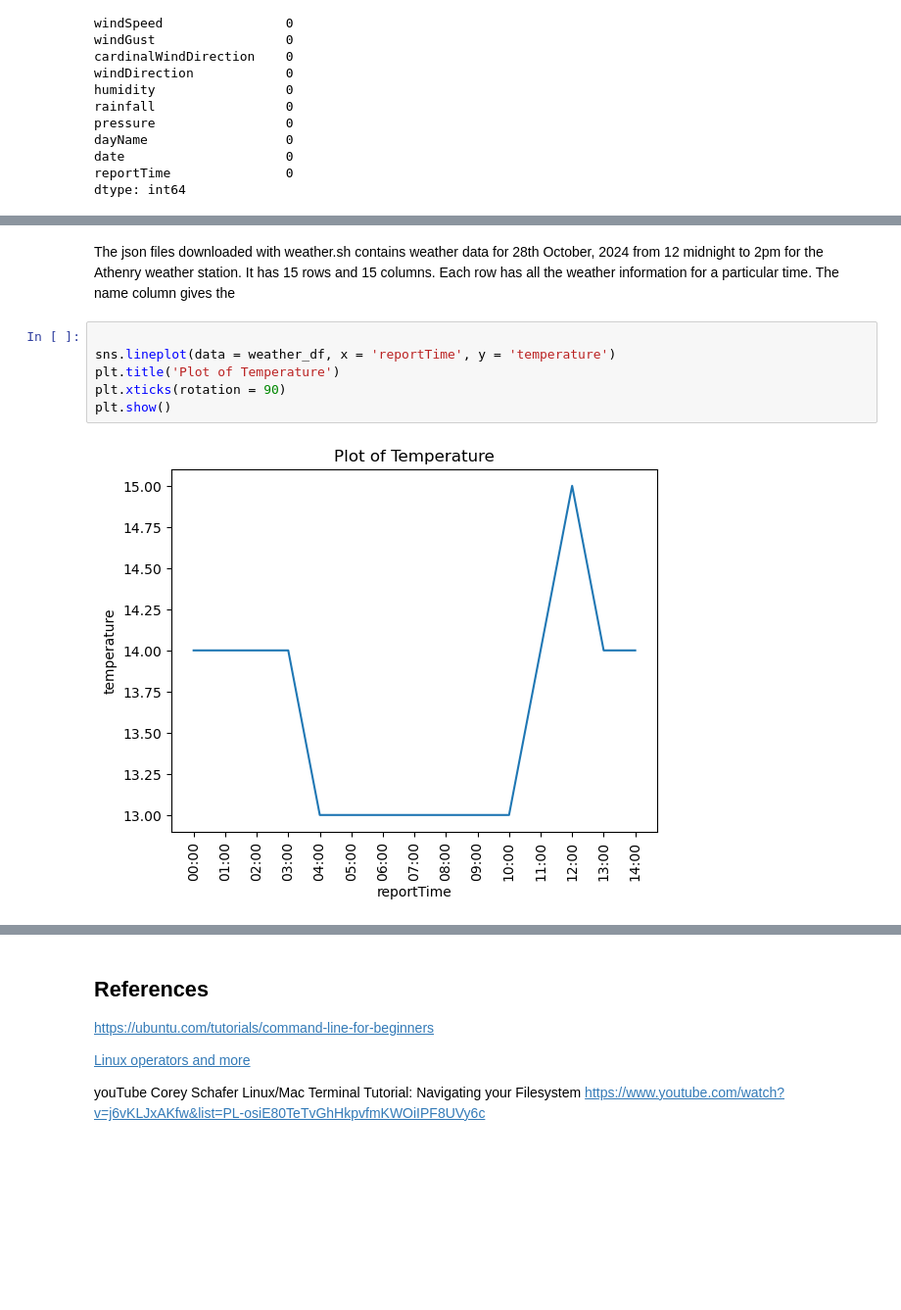
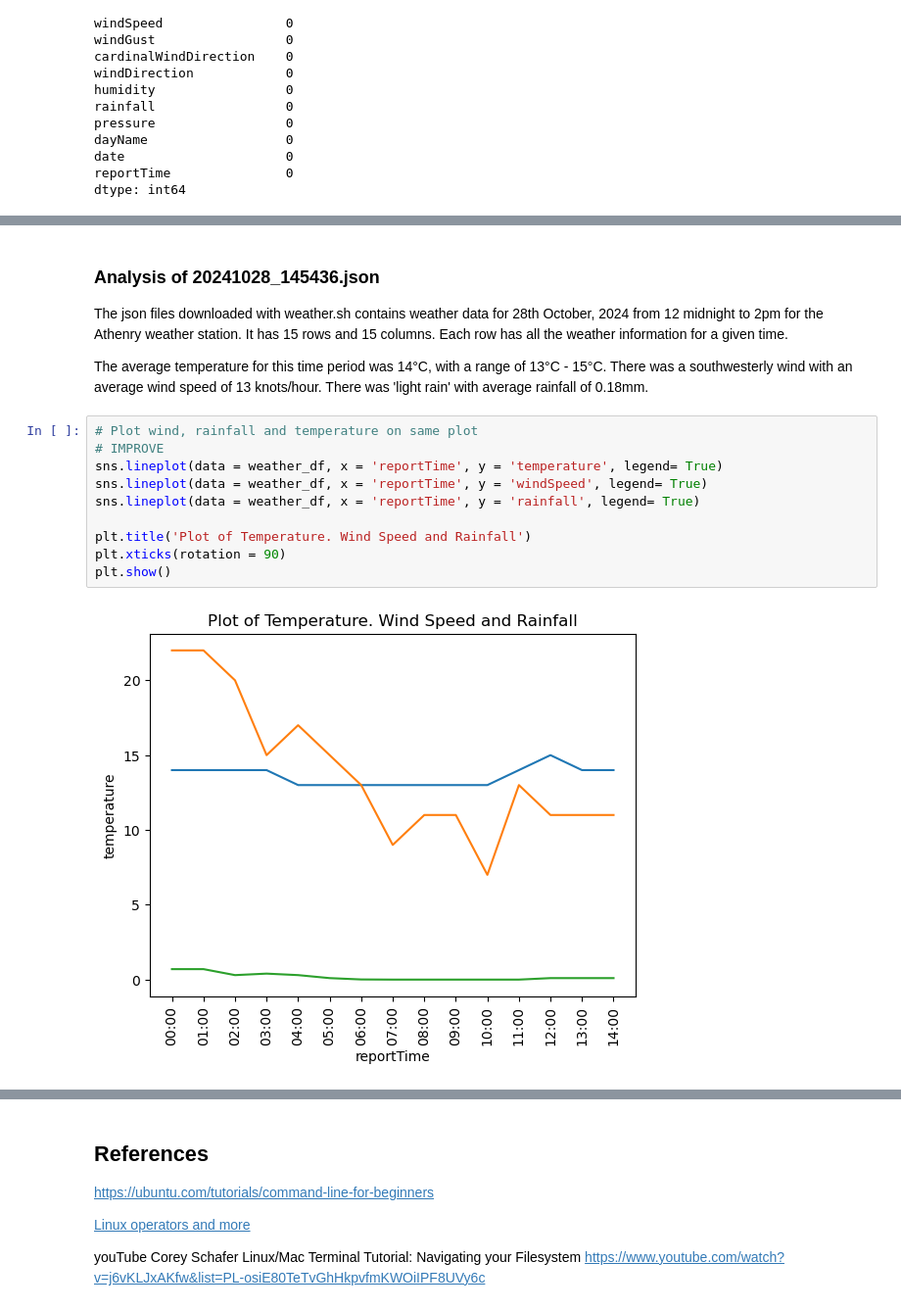
Before and after one commit to IreneKilgannon/Computer-Infrastructure, a Jupyter notebook: weather.ipynb, the cells around one changed output, grey strips where cells are left out. Shown: that part at 98% size. Drawn from its saved outputs; the diff is of its cells as text; blank space fills up the shorter version.

```diff
--- a/weather.ipynb
+++ b/weather.ipynb
@@ -358,10 +423,18 @@ The range of reportTime column is 00:00 - 14:00
 # %% [markdown]
-The json files downloaded with weather.sh contains weather data for 28th October, 2024 from 12 midnight to 2pm for the Athenry weather station. It has 15 rows and 15 columns. Each row has all the weather information for a particular time. The name column gives the
+### Analysis of 20241028_145436.json
+
+The json files downloaded with weather.sh contains weather data for 28th October, 2024 from 12 midnight to 2pm for the Athenry weather station. It has 15 rows and 15 columns. Each row has all the weather information for a given time.
+
+The average temperature for this time period was 14°C, with a range of 13°C - 15°C. There was a southwesterly wind with an average wind speed of 13 knots/hour. There was 'light rain' with average rainfall of 0.18mm.
 # %%
+# Plot wind, rainfall and temperature on same plot
+# IMPROVE
+sns.lineplot(data = weather_df, x = 'reportTime', y = 'temperature', legend= True)
+sns.lineplot(data = weather_df, x = 'reportTime', y = 'windSpeed', legend= True)
+sns.lineplot(data = weather_df, x = 'reportTime', y = 'rainfall', legend= True)
 
-sns.lineplot(data = weather_df, x = 'reportTime', y = 'temperature')
-plt.title('Plot of Temperature')
+plt.title('Plot of Temperature. Wind Speed and Rainfall')
 plt.xticks(rotation = 90)
 plt.show()
 # %% [output]
-[figure, old version]
+[figure, new version]
```
Also changed, not shown: parts of 14 cells of this notebook, 1 other file.
